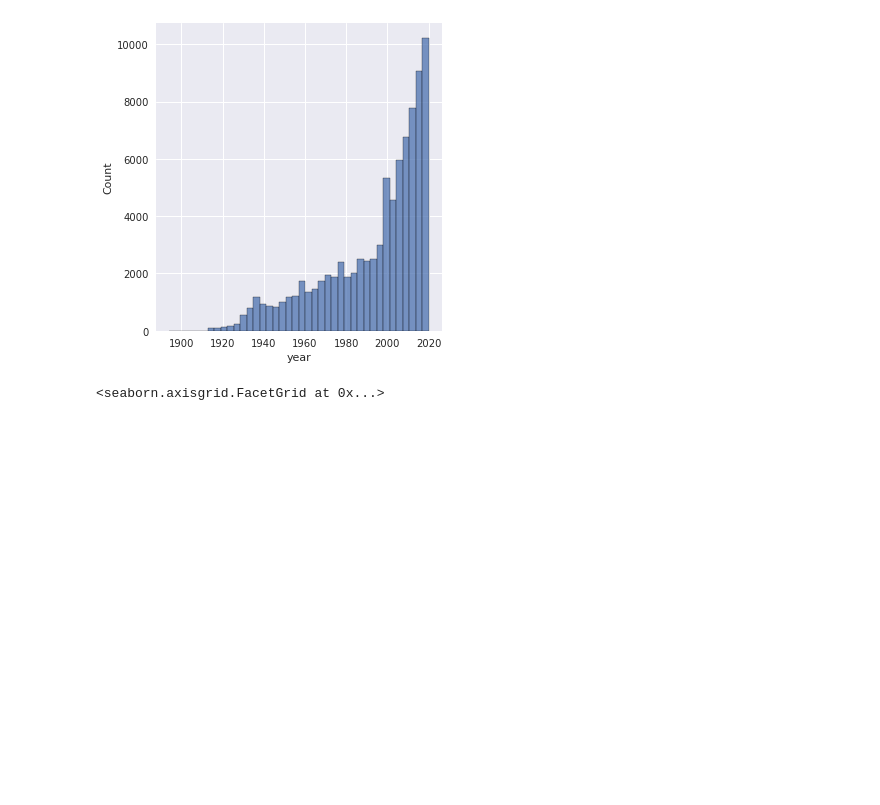
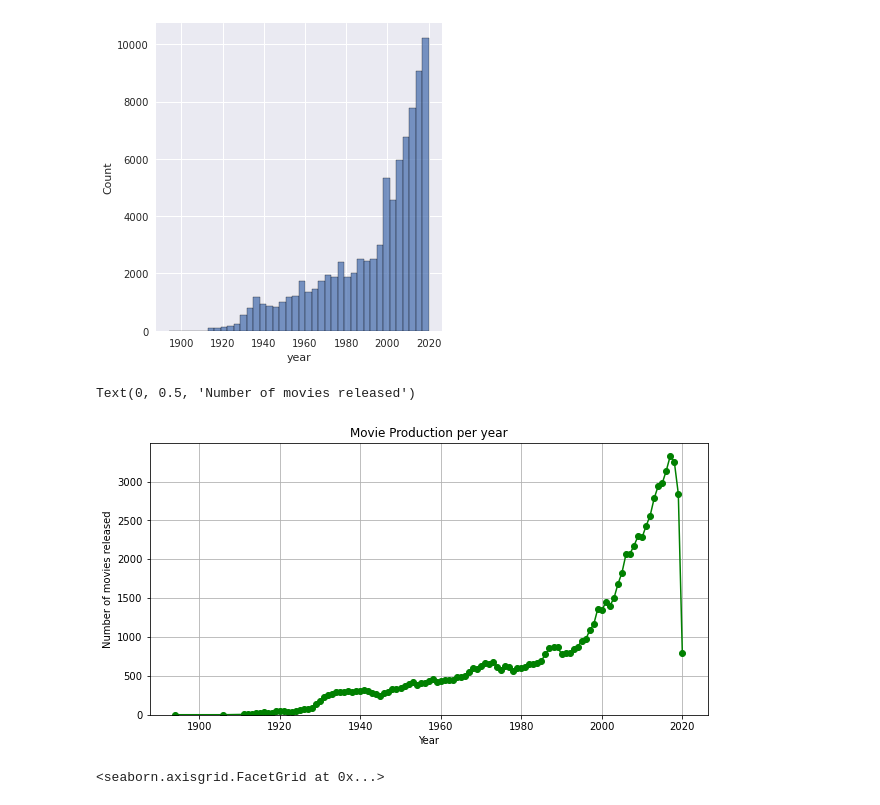
Before and after one commit to Pnat1/No_more_film_scrolling, a Jupyter notebook: notebooks/visualization/data_visualization_movies.ipynb, the cells around one changed output. Saved outputs shown, nothing was run; the diff lists cells and outputs as text; code cells hidden in the pictures; blank space fills up the shorter version.

```diff
--- a/notebooks/visualization/data_visualization_movies.ipynb
+++ b/notebooks/visualization/data_visualization_movies.ipynb
@@ -114,6 +114,19 @@ sns.displot(df["year"], kde=False, bins=40)
 # %% [output]
 <seaborn.axisgrid.FacetGrid at 0x...>
 [figure]
+# %%
+movies_per_year = df[['imdb_title_id', 'year']].groupby('year')
+
+fig, ax = plt.subplots(figsize=(10,5))
+ax.plot(movies_per_year.year.first(), movies_per_year.imdb_title_id.nunique(), "g-o")
+ax.grid(None)
+ax.set_ylim(0,)
+ax.set_title('Movie Production per year')
+ax.set_xlabel('Year')
+ax.set_ylabel('Number of movies released')
+# %% [output]
+Text(0, 0.5, 'Number of movies released')
+[figure, added]
 # %%
 plt.style.use('seaborn')
 plt.rcParams['figure.figsize'] = (16, 9.0)
```
Also changed, not shown: parts of 3 cells of this notebook, 2 other files.
